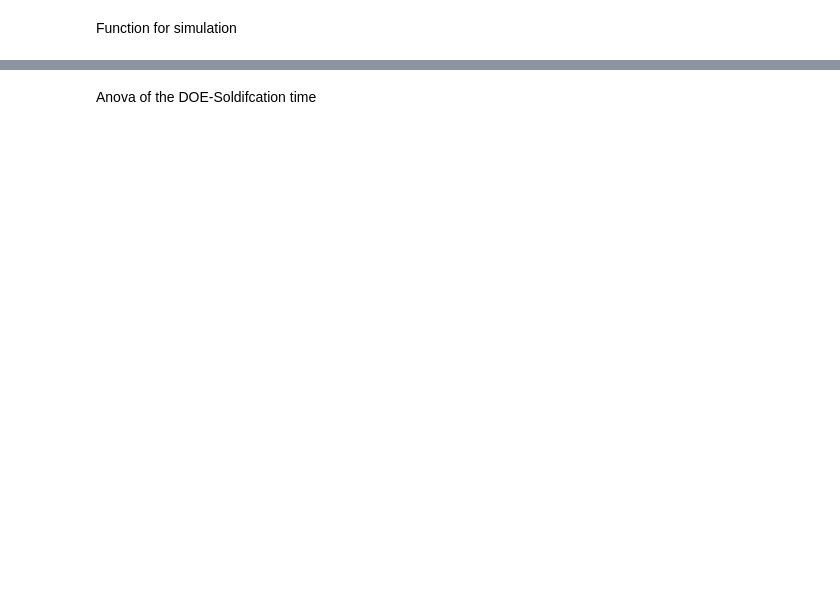
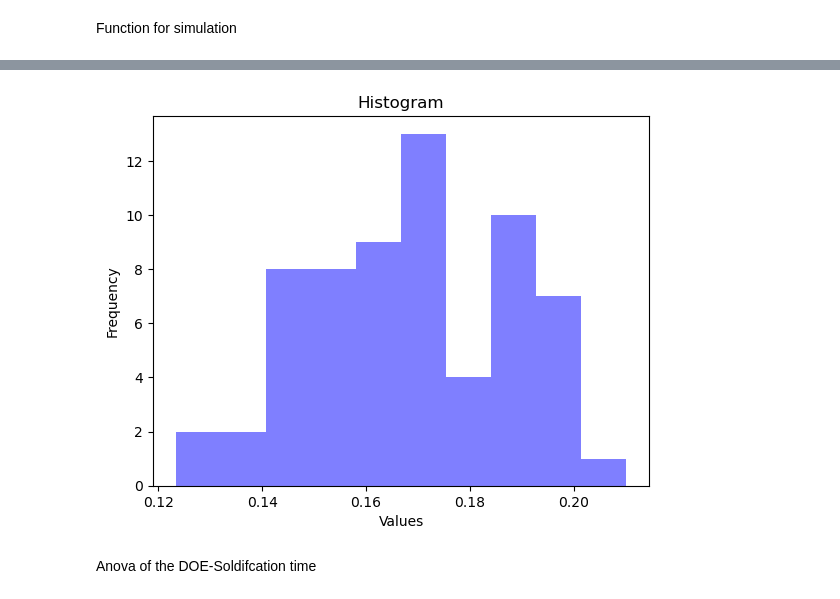
Before and after one commit to radhikrammohan/1D_HT_Pinn, a Jupyter notebook: Data_prep/1D_SVR/DOE/1D_HT_DOE_nuem.ipynb, the cells around one changed output, grey strips where cells are left out. Cells and saved outputs as stored; diff of their text form; code cells hidden in the pictures; blank space fills up the shorter version.

```diff
--- a/Data_prep/1D_SVR/DOE/1D_HT_DOE_nuem.ipynb
+++ b/Data_prep/1D_SVR/DOE/1D_HT_DOE_nuem.ipynb
@@ -378,6 +493,6 @@ print(doe_df_niyama .shape)
 # %%
 Res_doe_sol_time = doe_df_sol_time_fracfact.copy()
 
-Res_doe_sol_time['avg_sol_time'] = [0.0] * Res_doe_sol_time.shape[0]
+Res_doe_sol_time['asolid_time'] = [0.0] * Res_doe_sol_time.shape[0]
 
-print(Res_doe_sol_time.head(5))
+print(Res_doe_sol_time)
@@ -387,5 +520,6 @@ Function for simulation
 # here the response values are calculated using sim1d function
 
 for i in range(Res_doe_sol_time.shape[0]):
-    input_values = Res_doe_sol_time.iloc[i,:-1].values
-    Res_doe_sol_time.at[i, 'avg_sol_time'] = sim1d(*input_values)
+    input_values = Res_doe_sol_time.iloc[i,:10].values
+    print(input_values.shape)
+    Res_doe_sol_time.at[i, 'asolid_time'] = sim1d(*input_values)
@@ -392,9 +544,11 @@ for i in range(Res_doe_sol_time.shape[0]):
 # %%
-plt.hist(Res_doe_sol_time['avg_sol_time'], bins=10, alpha=0.5, color='b')
+plt.hist(Res_doe_sol_time['asolid_time'], bins=10, alpha=0.5, color='b')
 plt.title('Histogram')
 plt.xlabel('Values')
 plt.ylabel('Frequency')
 plt.show()
+# %% [output]
+[figure, added]
 # %% [markdown]
 Anova of the DOE-Soldifcation time
 # %%
```
Also changed, not shown: parts of 16 cells of this notebook, 4 other files.
